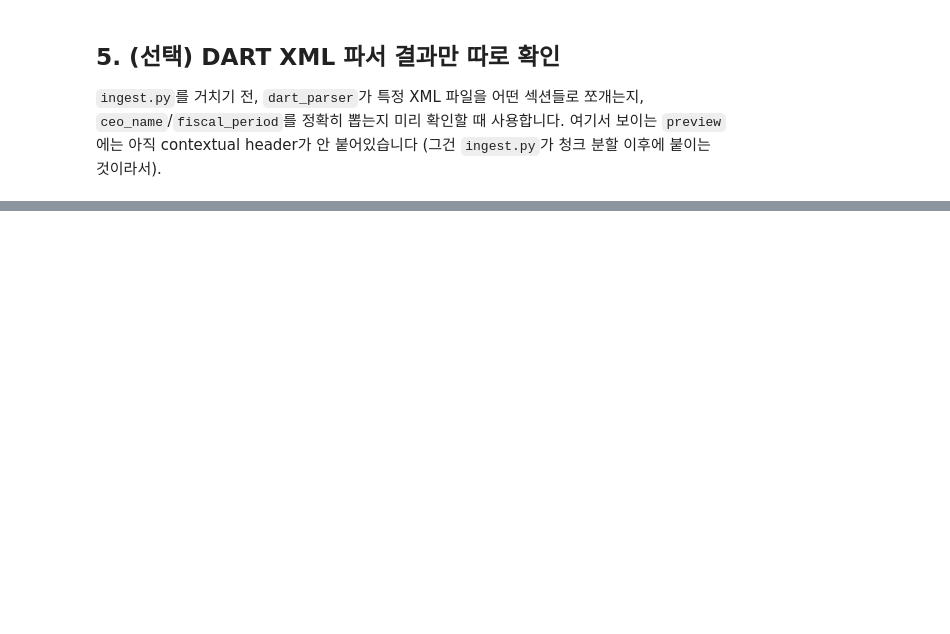
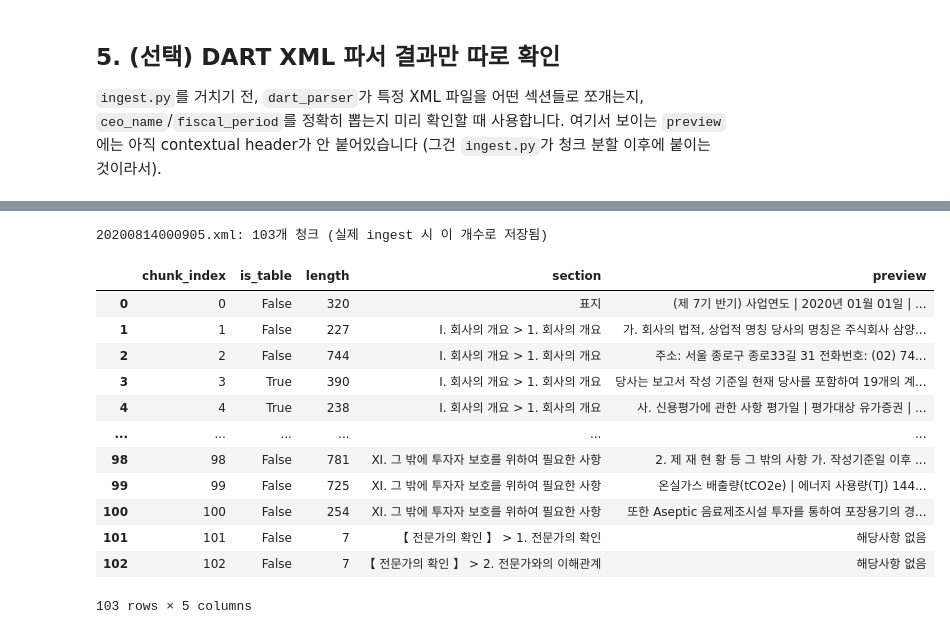
Before and after one commit to woominju0208/RAG, a Jupyter notebook: explore_data.ipynb, the cells around one changed output, grey strips where cells are left out. Drawn from its saved outputs; the diff is of its cells as text; code cells hidden in the pictures; blank space fills up the shorter version.

```diff
--- a/explore_data.ipynb
+++ b/explore_data.ipynb
@@ -81,0 +162,30 @@ pd.DataFrame([
+# %%
+log_path = Path("data/dart_xml/20200814000905.xml")  # 확인하고 싶은 파일로 변경
+chunks = _split_chunks(parse_dart_xml(log_path))
+
+print(f"{log_path.name}: {len(chunks)}개 청크 (실제 ingest 시 이 개수로 저장됨)")
+pd.DataFrame([
+    {
+        "chunk_index": i,
+        "is_table": c.metadata.get("is_table", False),
+        "length": len(c.page_content),
+        "section": c.metadata["section"],
+        "preview": c.page_content[:80].replace("\n", " "),
+    }
+    for i, c in enumerate(chunks)
+])
+# %% [output]
+20200814000905.xml: 103개 청크 (실제 ingest 시 이 개수로 저장됨)
+|  | chunk_index | is_table | length | section | preview |
+| 0 | 0 | False | 320 | 표지 | (제 7기 반기) 사업연도 | 2020년 01월 01일 | ... |
+| 1 | 1 | False | 227 | I. 회사의 개요 > 1. 회사의 개요 | 가. 회사의 법적, 상업적 명칭 당사의 명칭은 주식회사 삼양... |
+| 2 | 2 | False | 744 | I. 회사의 개요 > 1. 회사의 개요 | 주소: 서울 종로구 종로33길 31 전화번호: (02) 74... |
+| 3 | 3 | True | 390 | I. 회사의 개요 > 1. 회사의 개요 | 당사는 보고서 작성 기준일 현재 당사를 포함하여 19개의 계... |
+| 4 | 4 | True | 238 | I. 회사의 개요 > 1. 회사의 개요 | 사. 신용평가에 관한 사항 평가일 | 평가대상 유가증권 | ... |
+| ... | ... | ... | ... | ... | ... |
+| 98 | 98 | False | 781 | XI. 그 밖에 투자자 보호를 위하여 필요한 사항 | 2. 제 재 현 황 등 그 밖의 사항 가. 작성기준일 이후 ... |
+| 99 | 99 | False | 725 | XI. 그 밖에 투자자 보호를 위하여 필요한 사항 | 온실가스 배출량(tCO2e) | 에너지 사용량(TJ) 144... |
+| 100 | 100 | False | 254 | XI. 그 밖에 투자자 보호를 위하여 필요한 사항 | 또한 Aseptic 음료제조시설 투자를 통하여 포장용기의 경... |
+| 101 | 101 | False | 7 | 【 전문가의 확인 】 > 1. 전문가의 확인 | 해당사항 없음 |
+| 102 | 102 | False | 7 | 【 전문가의 확인 】 > 2. 전문가와의 이해관계 | 해당사항 없음 |
+103 rows × 5 columns
```
Also changed, not shown: parts of 10 cells of this notebook, 7 other files.
